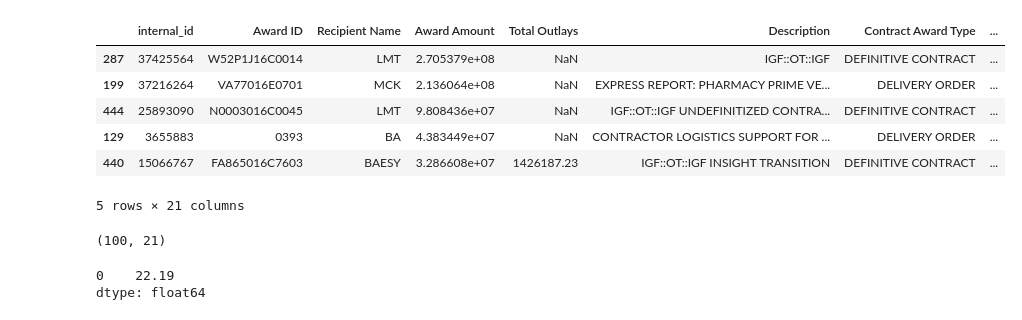
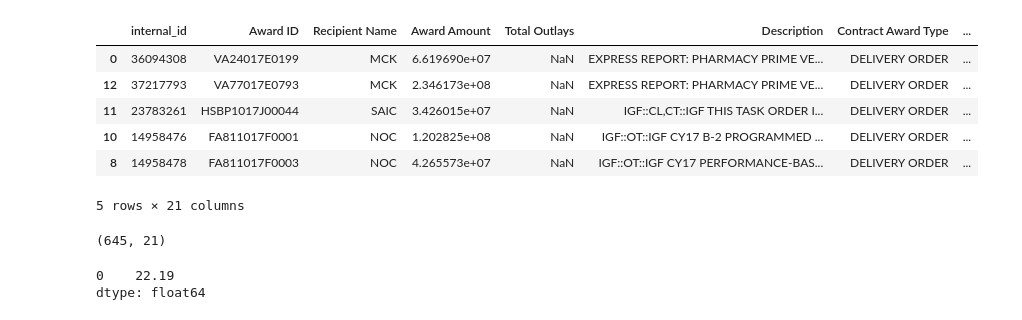
Before and after one commit to xikronz/Government-Contracts, a Jupyter notebook: strategy.ipynb, the cells around one changed output. Cells and saved outputs as stored; diff of their text form; code cells hidden in the pictures.

```diff
--- a/strategy.ipynb
+++ b/strategy.ipynb
@@ -10,19 +10,19 @@ import math
 from openai import OpenAI
 import time
 # %%
-contracts = pd.read_csv("/home/xikron/Projects/misc/data/blacktesting/c16.csv")
+contracts = pd.read_csv("/home/xikron/Projects/misc/data/blacktesting/c17.csv")
 contracts['Start Date']= pd.to_datetime(contracts['Start Date'])
-contracts=contracts.drop_duplicates(subset='Award ID').sample(100, replace=False).sort_values(by='Start Date')
+contracts=contracts.drop_duplicates(subset='Award ID').sort_values(by='Start Date')
 contracts.head()
 # %% [output]
 |  | internal_id | Award ID | Recipient Name | Award Amount | Total Outlays | Description | Contract Award Type | ... |
-| 287 | 37425564 | W52P1J16C0014 | LMT | 2.705379e+08 | NaN | IGF::OT::IGF | DEFINITIVE CONTRACT | ... |
-| 199 | 37216264 | VA77016E0701 | MCK | 2.136064e+08 | NaN | EXPRESS REPORT: PHARMACY PRIME VE... | DELIVERY ORDER | ... |
-| 444 | 25893090 | N0003016C0045 | LMT | 9.808436e+07 | NaN | IGF::OT::IGF UNDEFINITIZED CONTRA... | DEFINITIVE CONTRACT | ... |
-| 129 | 3655883 | 0393 | BA | 4.383449e+07 | NaN | CONTRACTOR LOGISTICS SUPPORT FOR ... | DELIVERY ORDER | ... |
-| 440 | 15066767 | FA865016C7603 | BAESY | 3.286608e+07 | 1426187.23 | IGF::OT::IGF INSIGHT TRANSITION | DEFINITIVE CONTRACT | ... |
+| 0 | 36094308 | VA24017E0199 | MCK | 6.619690e+07 | NaN | EXPRESS REPORT: PHARMACY PRIME VE... | DELIVERY ORDER | ... |
+| 12 | 37217793 | VA77017E0793 | MCK | 2.346173e+08 | NaN | EXPRESS REPORT: PHARMACY PRIME VE... | DELIVERY ORDER | ... |
+| 11 | 23783261 | HSBP1017J00044 | SAIC | 3.426015e+07 | NaN | IGF::CL,CT::IGF THIS TASK ORDER I... | DELIVERY ORDER | ... |
+| 10 | 14958476 | FA811017F0001 | NOC | 1.202825e+08 | NaN | IGF::OT::IGF CY17 B-2 PROGRAMMED ... | DELIVERY ORDER | ... |
+| 8 | 14958478 | FA811017F0003 | NOC | 4.265573e+07 | NaN | IGF::OT::IGF CY17 PERFORMANCE-BAS... | DELIVERY ORDER | ... |
 5 rows × 21 columns
 # %%
 contracts.shape
 # %% [output]
-(100, 21)
+(645, 21)
```
Also changed, not shown: parts of 9 cells of this notebook.
